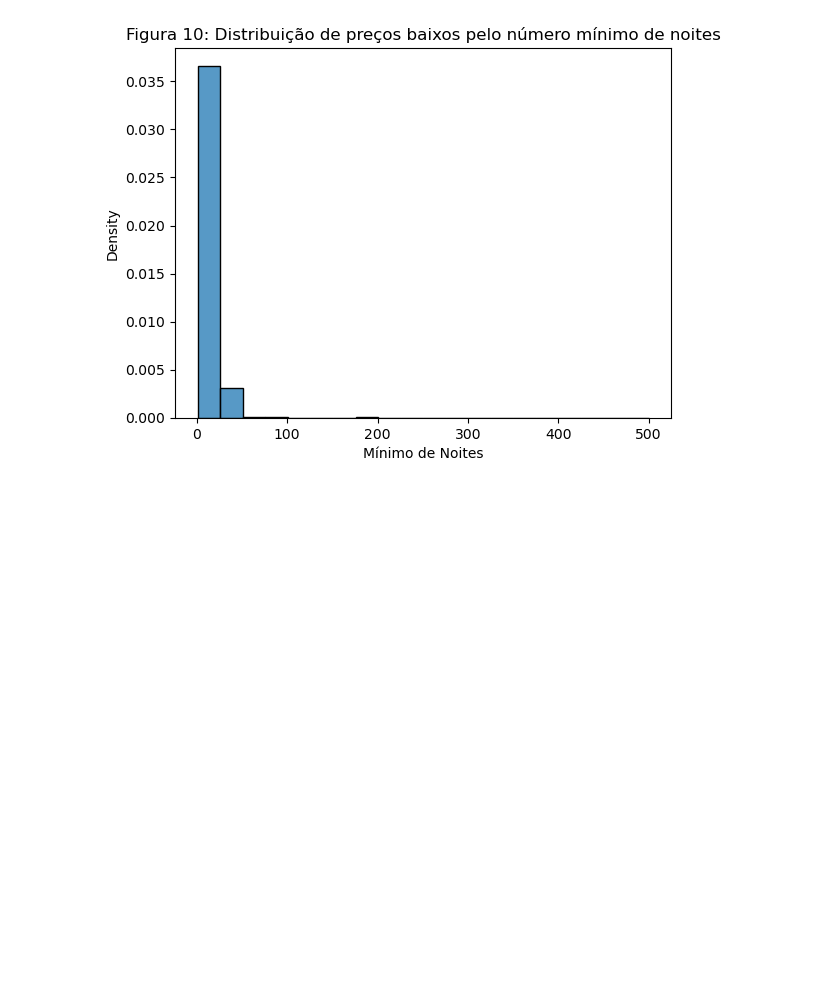
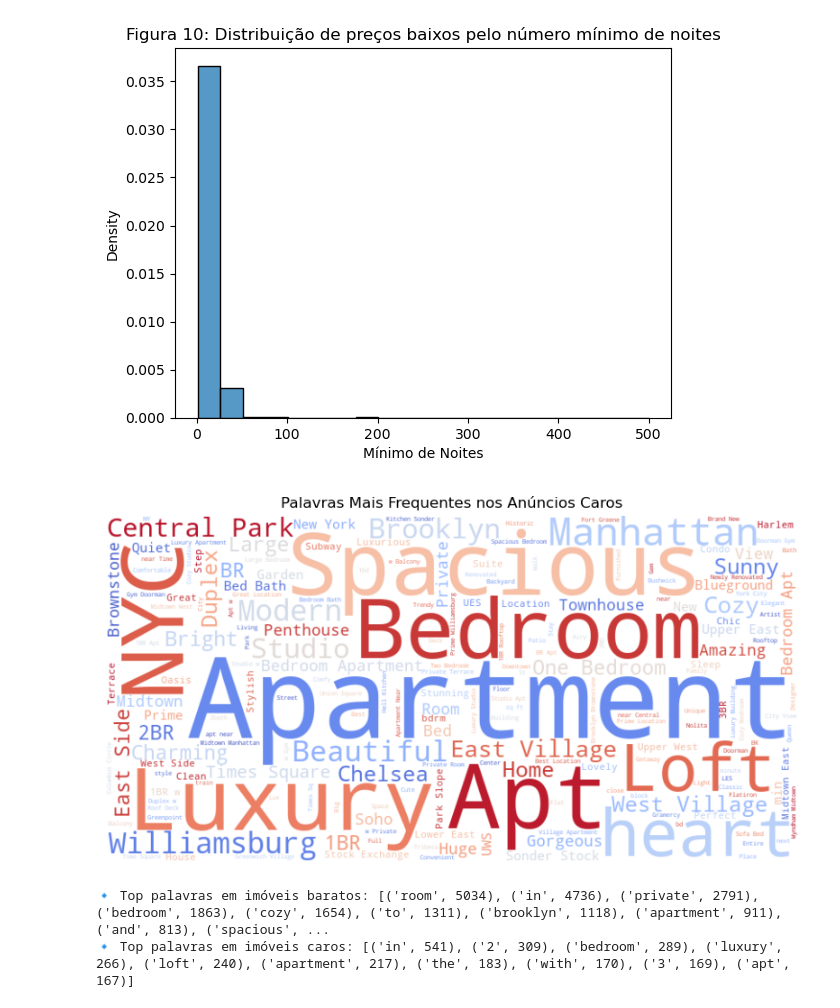
Before and after one commit to DaniloDC07/-Lighthouse-Desafio-Ci-ncia-de-Dados-2025, a Jupyter notebook: Desafio LIGHTHOUSE.ipynb, the cells around one changed output. Saved outputs shown, nothing was run; the diff lists cells and outputs as text; code cells hidden in the pictures; blank space fills up the shorter version.

Commit message:
verify luxury words

```diff
--- a/Desafio LIGHTHOUSE.ipynb
+++ b/Desafio LIGHTHOUSE.ipynb
@@ -458,3 +458,44 @@ ax.set_xlabel("Mínimo de Noites")
 # %% [output]
 Text(0.5, 0, 'Mínimo de Noites')
 [figure]
+# %%
+from wordcloud import WordCloud
+import matplotlib.pyplot as plt
+
+# Filtra os anúncios mais caros (exemplo: acima do 75º percentil)
+high_price = df[df['price'] > df['price'].quantile(0.75)]
+
+# Junta os nomes dos anúncios
+text = " ".join(high_price['nome'].dropna())
+
+# Gera a nuvem de palavras
+wordcloud = WordCloud(width=800, height=400, background_color="white", colormap="coolwarm").generate(text)
+
+# Plota a nuvem
+plt.figure(figsize=(10, 5))
+plt.imshow(wordcloud, interpolation='bilinear')
+plt.axis("off")
+plt.title("Palavras Mais Frequentes nos Anúncios Caros")
+plt.show()
+# %% [output]
+[figure, added]
+# %%
+from collections import Counter
+
+# Filtra os extremos de preço
+low_price = df[df['price'] < df['price'].quantile(0.25)]
+high_price = df[df['price'] > df['price'].quantile(0.95)]
+
+# Conta as palavras mais frequentes
+low_words = " ".join(low_price['nome'].dropna()).lower().split()
+high_words = " ".join(high_price['nome'].dropna()).lower().split()
+
+low_counter = Counter(low_words)
+high_counter = Counter(high_words)
+
+# Mostra as 10 palavras mais comuns para cada faixa de preço
+print("🔹 Top palavras em imóveis baratos:", low_counter.most_common(10))
+print("🔹 Top palavras em imóveis caros:", high_counter.most_common(10))
+# %% [output]
+🔹 Top palavras em imóveis baratos: [('room', 5034), ('in', 4736), ('private', 2791), ('bedroom', 1863), ('cozy', 1654), ('to', 1311), ('brooklyn', 1118), ('apartment', 911), ('and', 813), ('spacious', ...
+🔹 Top palavras em imóveis caros: [('in', 541), ('2', 309), ('bedroom', 289), ('luxury', 266), ('loft', 240), ('apartment', 217), ('the', 183), ('with', 170), ('3', 169), ('apt', 167)]
```
Also changed, not shown: parts of 3 cells of this notebook.
